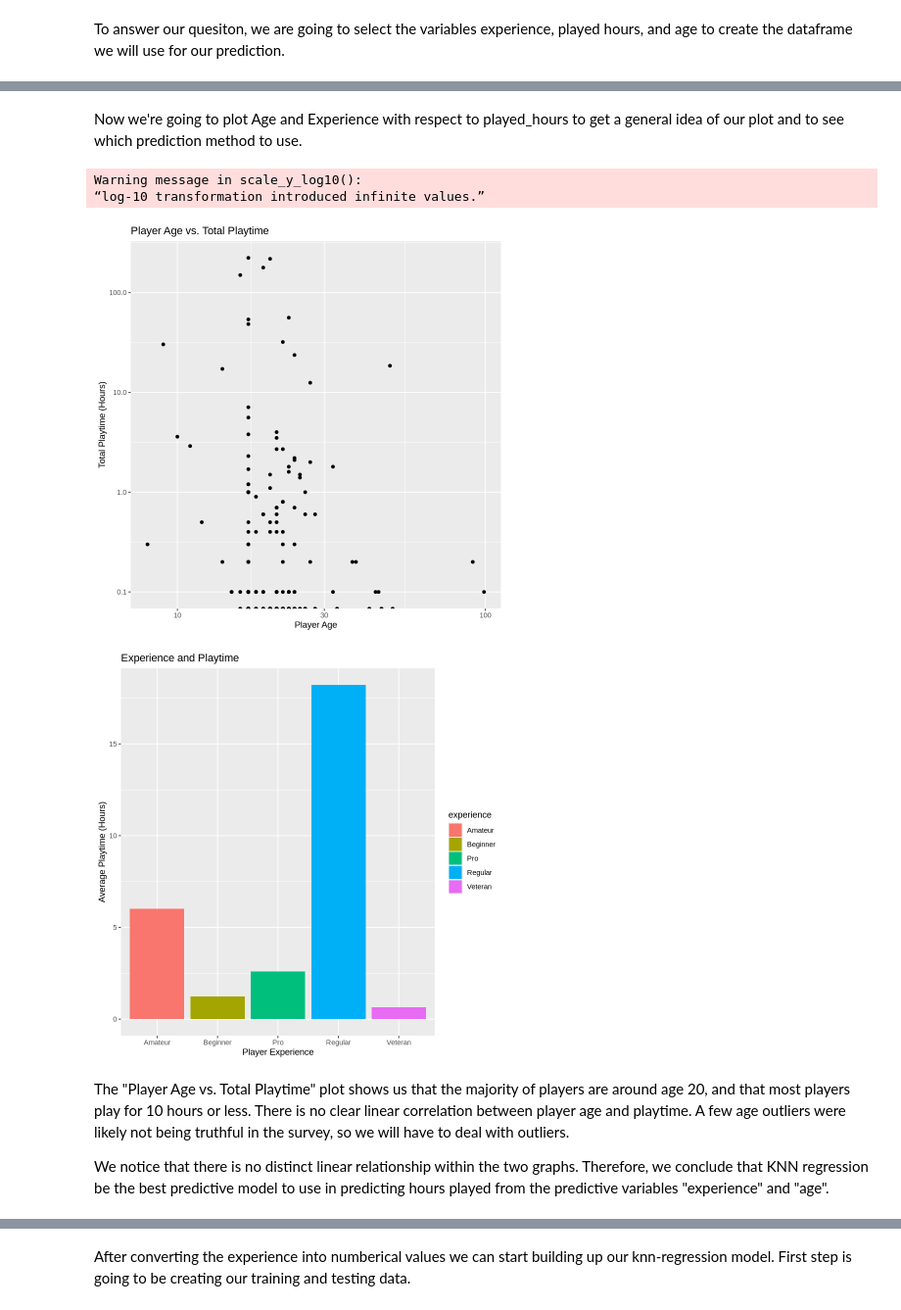
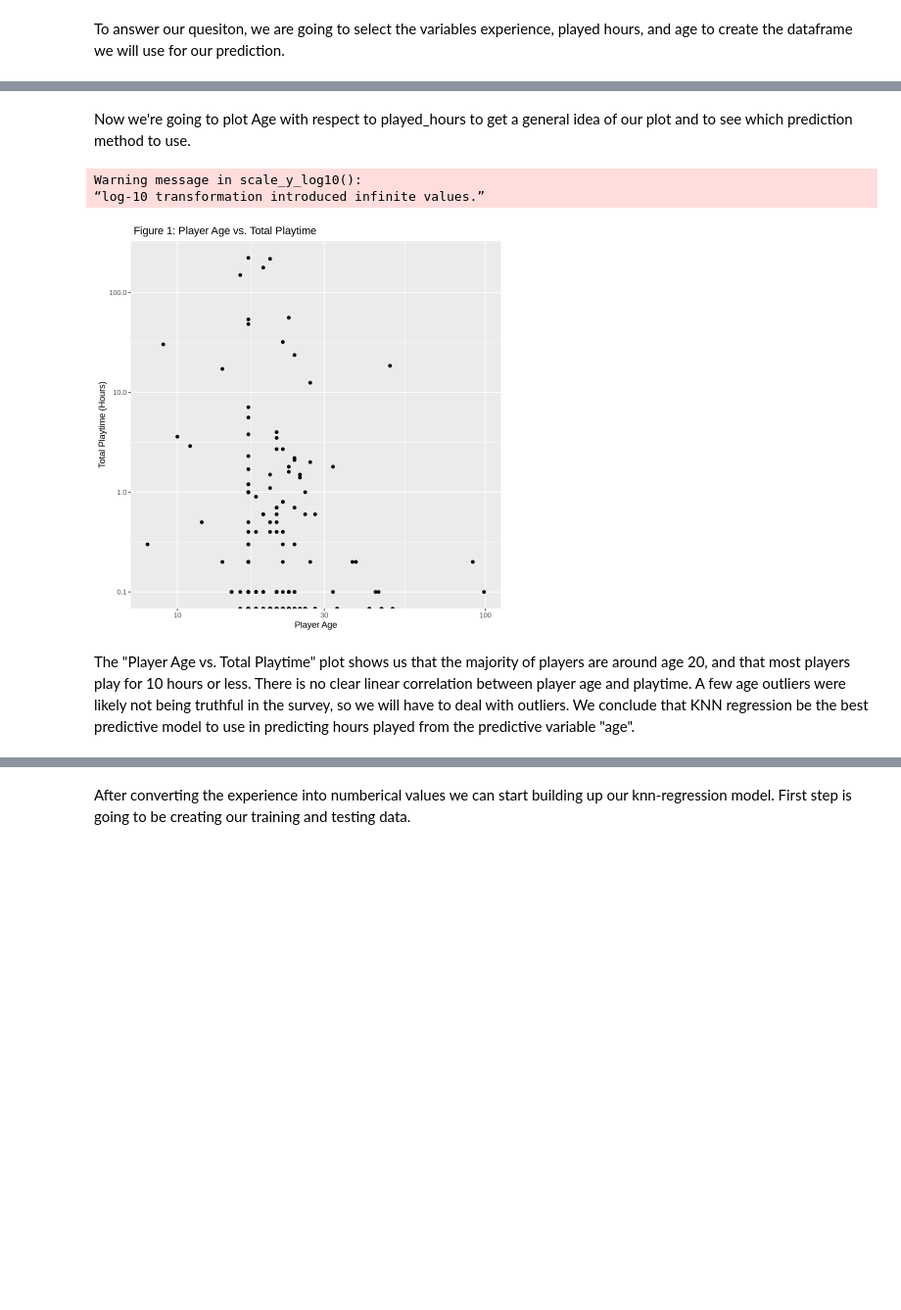
Before and after one commit to alicezh12/Project-Final-Report, a Jupyter notebook: final_project.ipynb, the cells around one changed output, grey strips where cells are left out. Shown: that part at 98% size. Saved outputs shown, nothing was run; the diff lists cells and outputs as text; code cells hidden in the pictures; blank space fills up the shorter version.

```diff
--- a/final_project.ipynb
+++ b/final_project.ipynb
@@ -108,3 +104,0 @@ we can put them on the x-axis of a graph.
-# %%
-players_tidy <- mutate(players_select, experience_num = as.numeric(as.factor(experience)))
-players_tidy
@@ -122,38 +105,22 @@ A tibble: 196 × 4
 # %% [markdown]
-Now we're going to plot Age and Experience with respect to played_hours to get a general idea of our plot and to see which prediction method to use.
+Now we're going to plot Age with respect to played_hours to get a general idea of our plot and to see which prediction method to use.
 # %%
 # Age Plot
 
 demographics_playtime_plot <- players_tidy |>
 ggplot(aes(x=age, y=played_hours, )) +
 scale_x_log10() +
 scale_y_log10() +
 labs(x= "Player Age",
      y="Total Playtime (Hours)",
-    title="Player Age vs. Total Playtime") +
+    title=" Figure 1: Player Age vs. Total Playtime") +
 geom_point()
 demographics_playtime_plot
-
-# Experience Plot
-
-experience_level_avgs <- players_tidy |>
-group_by(experience) |>
-summarize(avg_total_playtime = mean(played_hours))
-
-experience_playtime_plot <- experience_level_avgs |>
-ggplot(aes(x=experience, y=avg_total_playtime, fill=experience)) +
-labs(x= "Player Experience",
-     y="Average Playtime (Hours)",
-    title="Experience and Playtime") +
-geom_bar(stat = "identity", position = "dodge")
-experience_playtime_plot
 # %% [output]
 Warning message in scale_y_log10():
 “log-10 transformation introduced infinite values.”
-[figure, old version]
+[figure, new version]
-[figure, removed]
 # %% [markdown]
 The "Player Age vs. Total Playtime" plot shows us that the majority of players are around age 20, and that most players play for 10 hours or less. There is no clear linear correlation between player age and playtime. A few age outliers were likely not being truthful in the survey, so we will have to deal with outliers.
-
-We notice that there is no distinct linear relationship within the two graphs. Therefore, we conclude that KNN regression be the best predictive model to use in predicting hours played from the predictive variables "experience" and "age".
+We conclude that KNN regression be the best predictive model to use in predicting hours played from the predictive variable "age".
 # %% [markdown]
```
Also changed, not shown: parts of 5 cells of this notebook.
